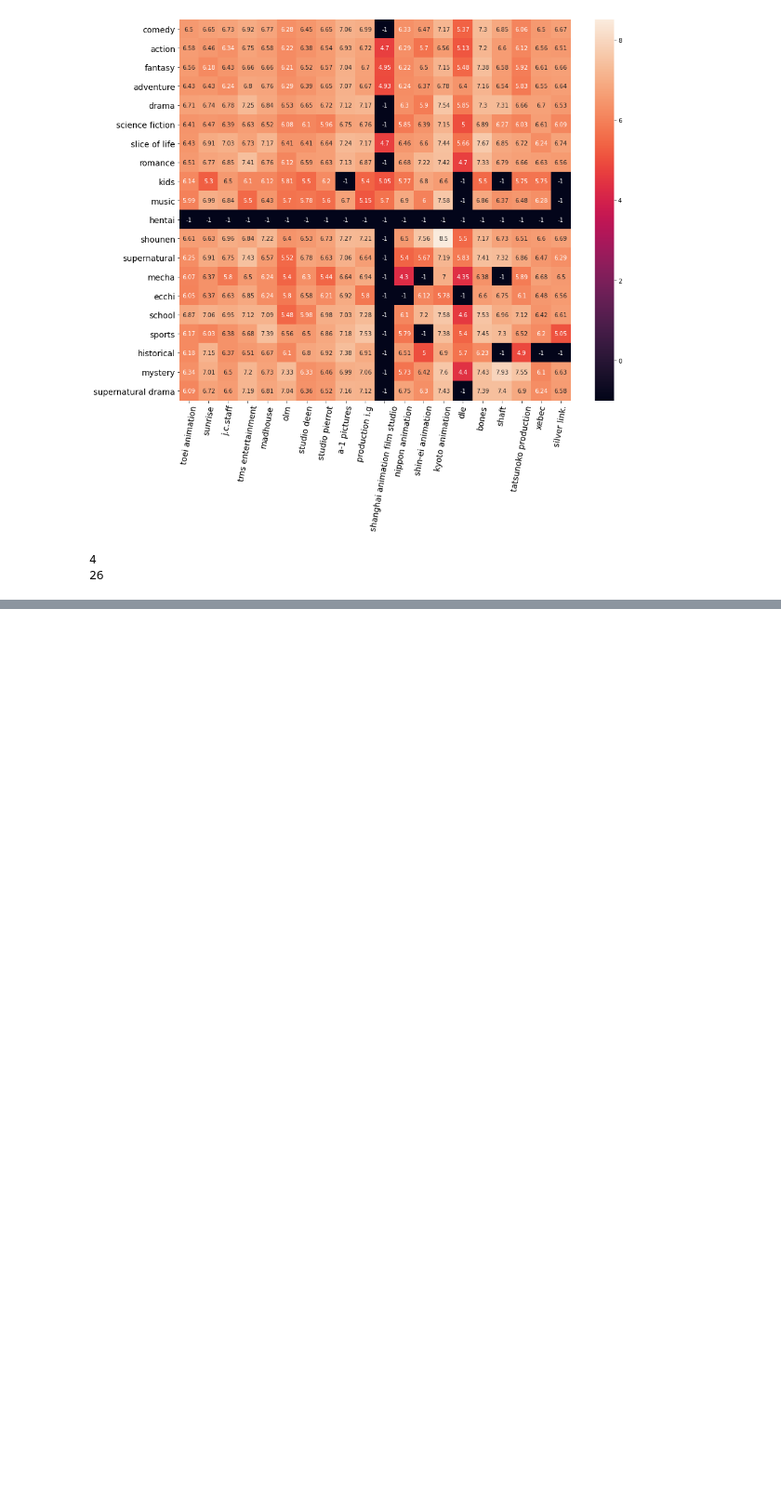
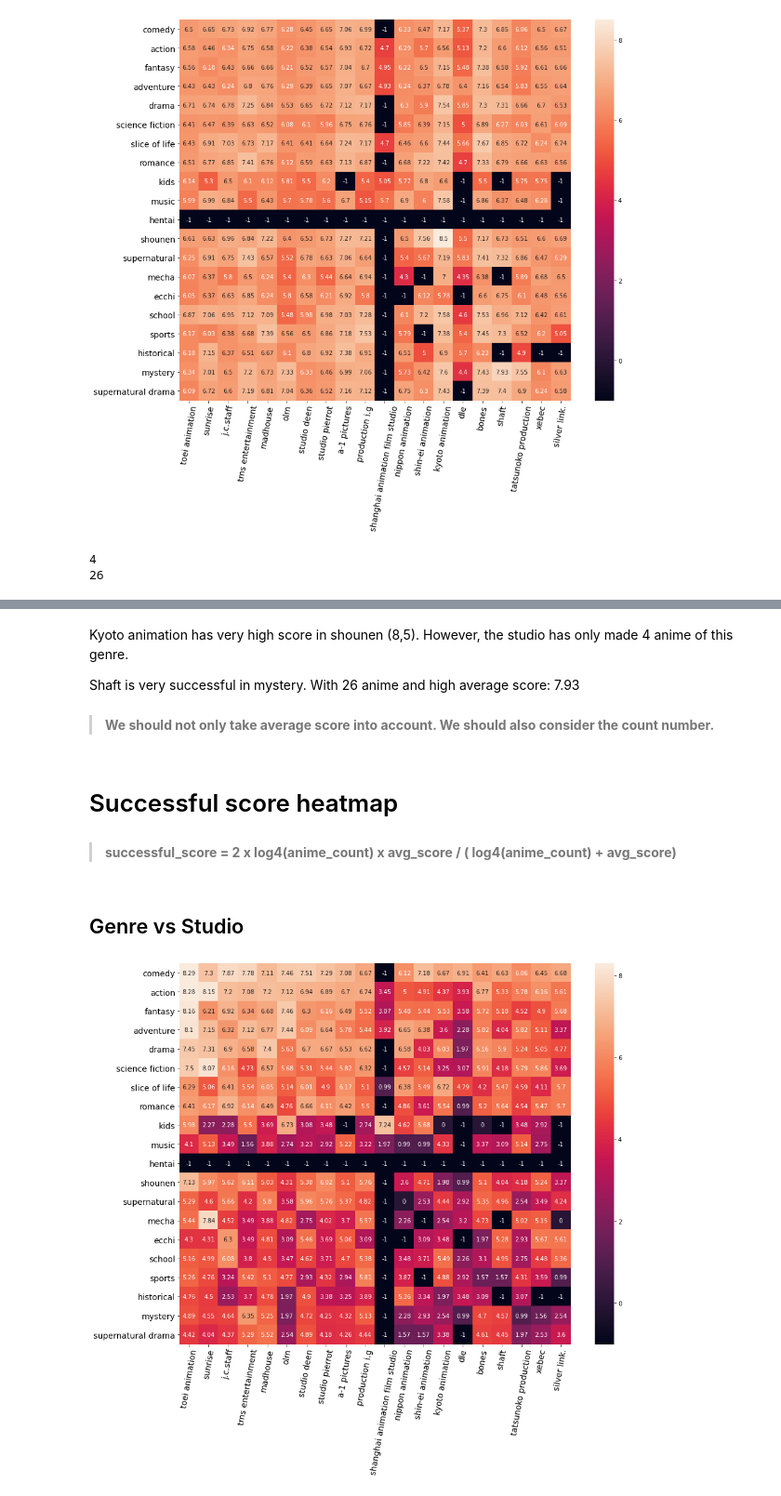
Before and after one commit to mrcuongtroll/Anime-Analysis, a Jupyter notebook: Step4_EDA/Analysis_Hoang.ipynb, the cells around one changed output, grey strips where cells are left out. Shown at 93% size. Cells and saved outputs as stored; diff of their text form; code cells hidden in the pictures; blank space fills up the shorter version.

Commit message:
barchart, occurence heatmap, successful score heatmap

```diff
--- a/Step4_EDA/Analysis_Hoang.ipynb
+++ b/Step4_EDA/Analysis_Hoang.ipynb
@@ -73,7 +100,8 @@ def avg_score_heatmap(attr1_anime_dict, attr2_anime_dict, attr1, attr2):
 ## Genres
 # %%
 fig = plt.figure(figsize = (15,8))
-genre_anime_dict = barchart(title_genres_data_dir, 'genre', 20)
+genre_anime_dict = attr1_count(title_genres_data_dir, 20, barchart = True)
+plt.savefig('plots/BarChartMostPopularGenres.png')
 plt.show()
 # %% [output]
 [figure]
@@ -81,7 +109,8 @@ plt.show()
 ## Studios
 # %%
 fig = plt.figure(figsize = (15,8))
-studio_anime_dict = barchart(title_studios_data_dir, 'studio', 20)
+studio_anime_dict = attr1_count(title_studios_data_dir, 20, barchart = True)
+plt.savefig('plots/BarChartMostPopularStudios.png')
 plt.show()
 # %% [output]
 True
@@ -104,7 +130,8 @@ plt.show()
 ## Genres vs studio
 # %%
 fig = plt.figure(figsize = (15,12))
-genre_studio_occurence = occurence_heatmap(genre_anime_dict, studio_anime_dict, 'genre', 'studio')
+genre_studio_occurence = attr1_attr2_count(genre_anime_dict, studio_anime_dict, heatmap = True)
+plt.savefig('plots/OccurenceHeatmapGenreVsStudio.png')
 plt.show()
 # %% [output]
 [figure]
@@ -150,7 +183,8 @@ plt.show()
 # Average score heatmap
 # %%
 fig = plt.figure(figsize = (15,12))
-genre_studio_avg_score = avg_score_heatmap(genre_anime_dict, studio_anime_dict, 'genre', 'studio')
+genre_studio_avg_score = avg_score(genre_anime_dict, studio_anime_dict, heatmap = True)
+plt.savefig('plots/AvgScoreHeatmapGenreVsStudio.png')
 plt.show()
 # %% [output]
 [figure]
@@ -174,0 +197,19 @@ plt.show()
+# %% [markdown]
+Kyoto animation has very high score in shounen (8,5). However, the studio has only made 4 anime of this genre.
+
+Shaft is very successful in mystery. With 26 anime and high average score: 7.93
+# %% [markdown]
+> <b> We should not only take average score into account. We should also consider the count number.
+# %% [markdown]
+# Successful score heatmap
+# %% [markdown]
+> <b>successful_score = 2 x log4(anime_count) x avg_score / ( log4(anime_count) + avg_score)
+# %% [markdown]
+## Genre vs Studio
+# %%
+fig = plt.figure(figsize = (15,12))
+successful_score(genre_studio_occurence, genre_studio_avg_score, heatmap =True)
+plt.savefig('plots/SuccessfulScoreHeatmapGenreVsStudio.png')
+plt.show()
+# %% [output]
+[figure, added]
```
Also changed, not shown: parts of 23 cells of this notebook, 10 other files.
